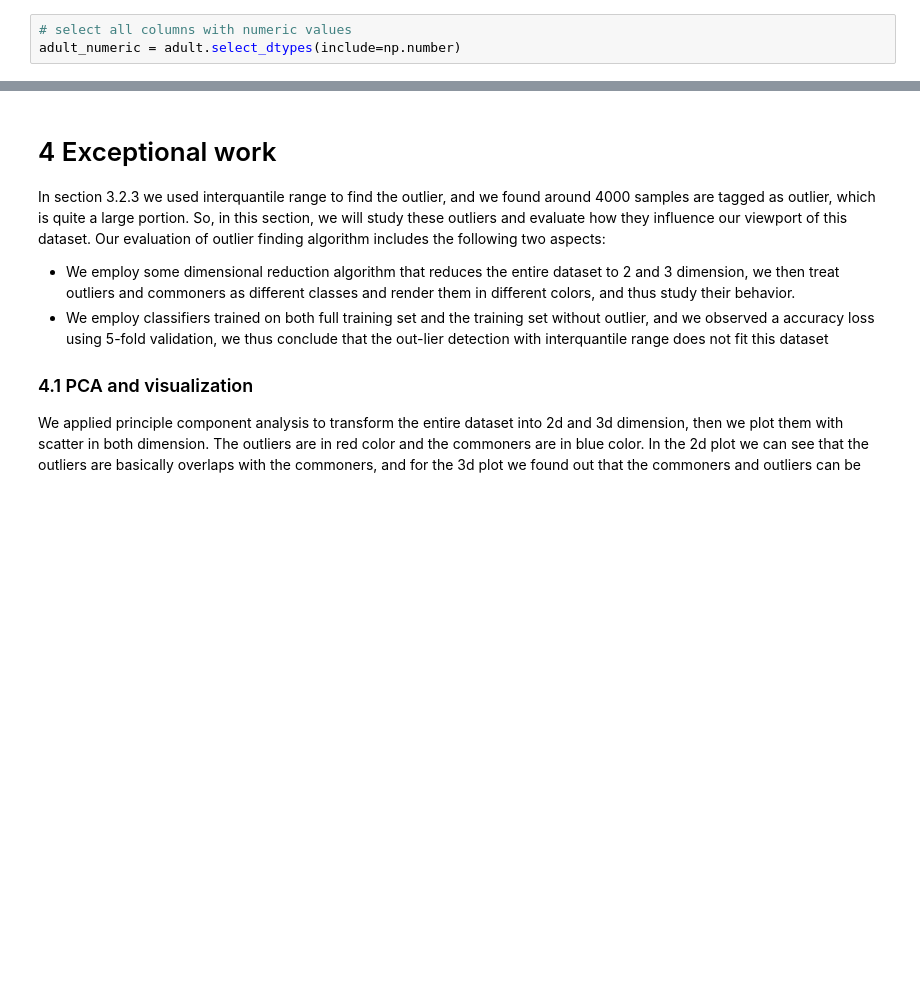
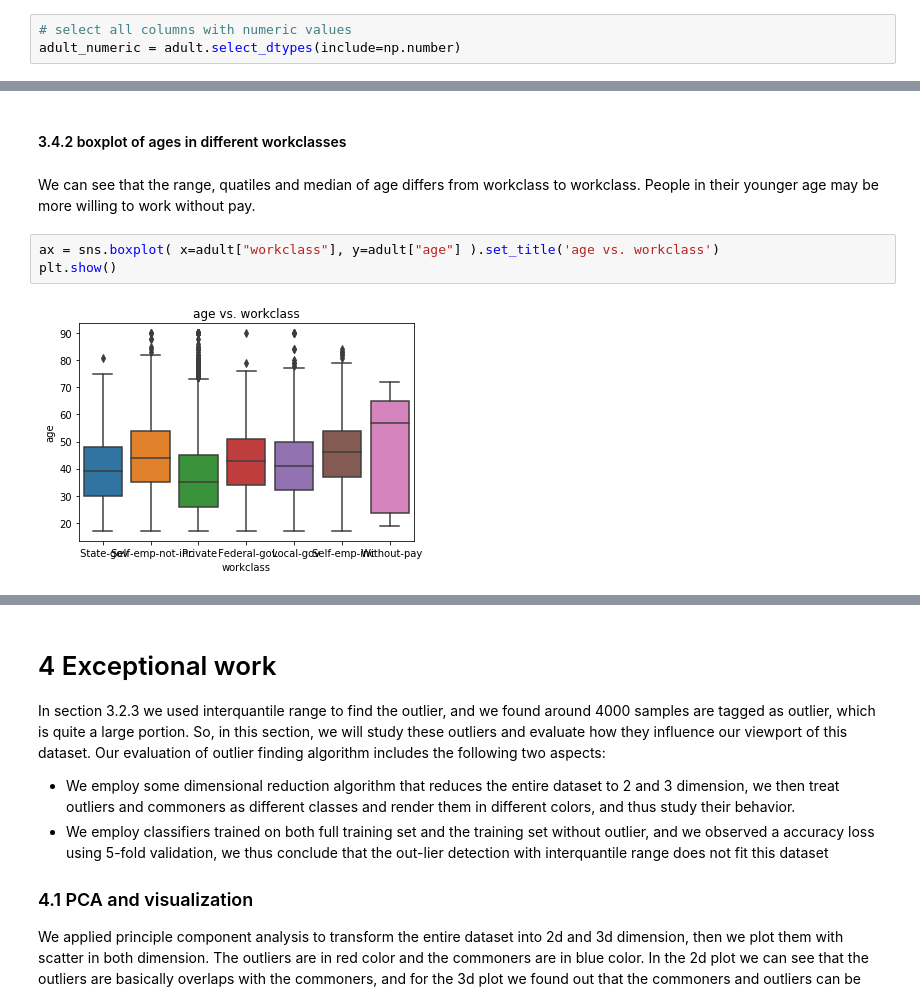
Before and after one commit to QiS9596/5243ExploratoryDataAnalysis, a Jupyter notebook: scripts/Lab1.ipynb, the cells around one changed output, grey strips where cells are left out. Cells and saved outputs as stored; diff of their text form; blank space fills up the shorter version.

```diff
--- a/scripts/Lab1.ipynb
+++ b/scripts/Lab1.ipynb
@@ -314,0 +212,9 @@ adult['native-country'].value_counts()
+# %% [markdown]
+#### 3.4.2 boxplot of ages in different workclasses
+# %% [markdown]
+We can see that the range, quatiles and median of age differs from workclass to workclass. People in their younger age may be more willing to work without pay.
+# %%
+ax = sns.boxplot( x=adult["workclass"], y=adult["age"] ).set_title('age vs. workclass')
+plt.show()
+# %% [output]
+[figure, added]
```
Also changed, not shown: parts of 42 cells of this notebook, 3 other files.
